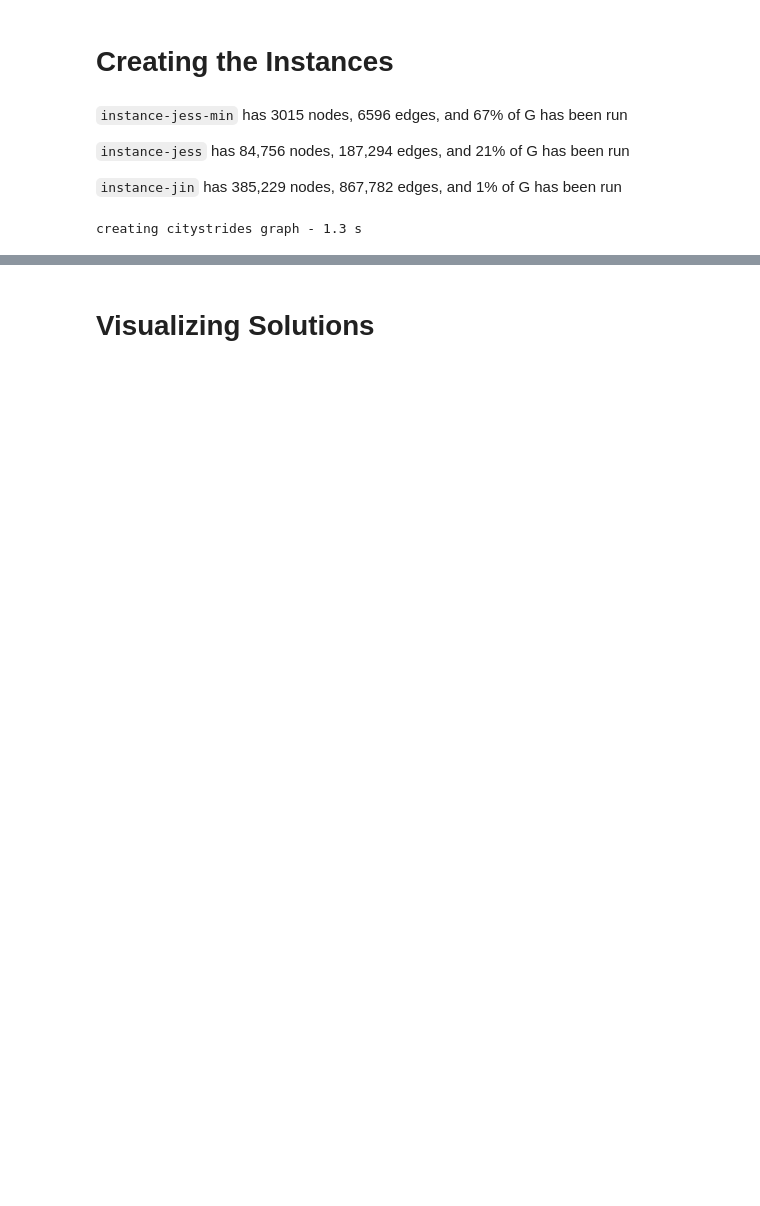
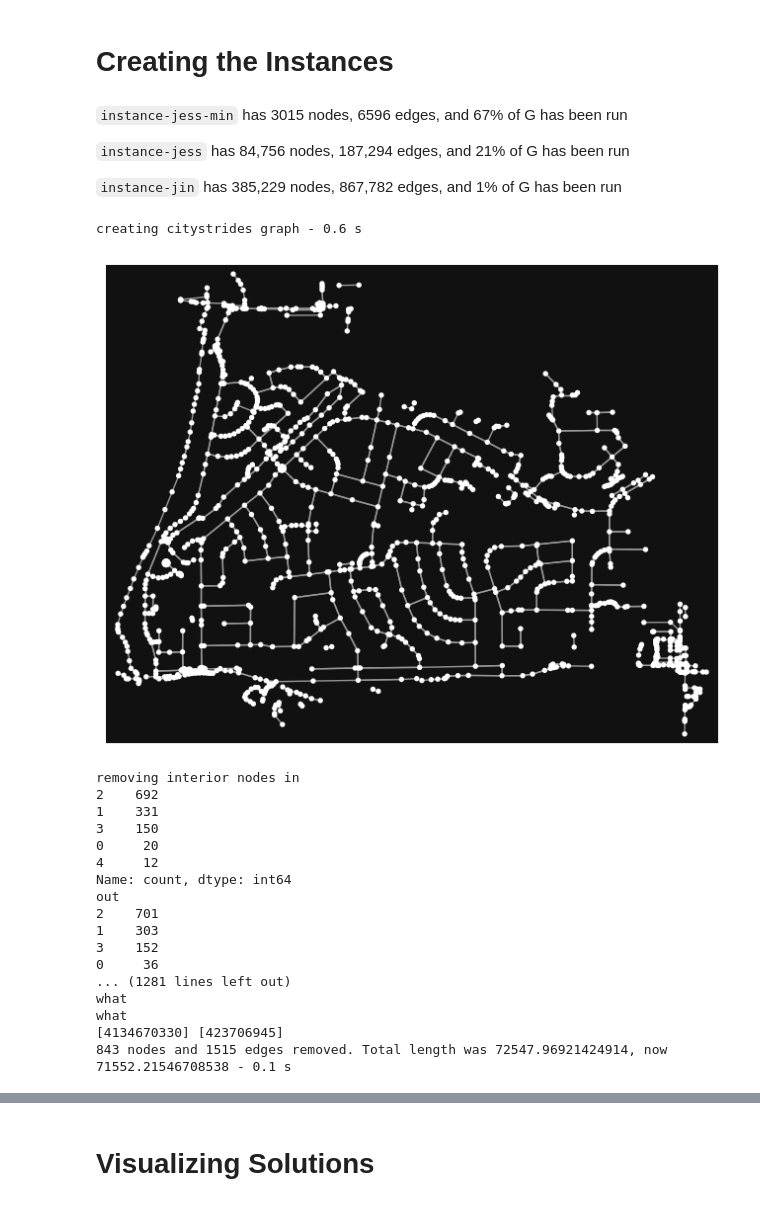
Before and after one commit to jingng/MIE1603-Project, a Jupyter notebook: StravaDataLoader.ipynb, the cells around one changed output, grey strips where cells are left out. Drawn from its saved outputs; the diff is of its cells as text; code cells hidden in the pictures; blank space fills up the shorter version.

```diff
--- a/StravaDataLoader.ipynb
+++ b/StravaDataLoader.ipynb
@@ -555,47 +679,72 @@ def save_to_file(G, place, C, instance_name):
 
 `instance-jin` has 385,229 nodes, 867,782 edges, and 1% of G has been run
 # %%
-instance_name = "jin"  # 'jess-min','jess','jin'
-place = "Toronto, ON, Canada"  # 'Sunshine Hills','North Delta, BC, Canada','Toronto, ON, Canada'
+instance_name = "jess-min"  # 'jess-min','jess','jin'
+place = (
+    "Sunshine Hills"  # 'Sunshine Hills','North Delta, BC, Canada','Toronto, ON, Canada'
+)
 
 G, gdf = create_cs_graph(place)
-create_routes(gdf, instance_name)
-C, routes = create_composite_graph(
-    G, gdf, instance_name, plot=False
-)  # use plot=True to see entire city graph
-add_visited_counts(
-    C, routes, instance_name, plot=False
-)  # use plot=True to see subgraph for each route
-add_profit_penalty(
-    G, C, plot=True
-)  # use plot=True to see the distribution of visited counts
-save_to_file(G, place, C, instance_name)
+with open("instance-jess-min.pkl", "rb") as file:
+    C = pickle.load(file)
+# create_routes(gdf, instance_name)
+# C, routes = create_composite_graph(
+#     G, gdf, instance_name, plot=False
+# )  # use plot=True to see entire city graph
+# add_visited_counts(
+#     C, routes, instance_name, plot=False
+# )  # use plot=True to see subgraph for each route
+# add_profit_penalty(
+#     G, C, plot=True
+# )  # use plot=True to see the distribution of visited counts
+# print(type(G), type(C))
+# save_to_file(G, place, C, instance_name)
 
 ### Show the graph of visited edges ###
 R = C.edge_subgraph(
-    (edge[:3] for edge in C.edges(keys=True, data="visited") if int(edge[3]) > 0)
+    (edge[:2] for edge in C.edges(data="visited") if int(edge[2]) > 0)
 ).copy()
-fig, ax = ox.plot.plot_graph(
-    R,
-    show=False,
-    close=False,
-    bgcolor="#333333",
-    edge_color="w",
-    edge_linewidth=0.3,
-    node_size=1,
-    node_color="r",
-)
+for u, v, d in R.edges(data=True):
+    if "visited" not in d:
+        print(u, v)
+fig, ax = ox.plot.plot_graph(nx.MultiDiGraph(R))
+remove_interior_nodes(R)
+fig, ax = ox.plot.plot_graph(nx.MultiDiGraph(R))
+# remove_interior_nodes(C)
+# remove_interior_nodes(G)
+# add_profit_penalty(
+#     G, C, plot=True
+# )  # use plot=True to see the distribution of visited counts
+# save_to_file(G, place, C, instance_name, "removed")
 
 ### FOR PROFILING ###
 # lp = LineProfiler()
 # lp.add_function(matching.candidate.prep_candidates)
 # lp.add_function(matching.candidate.get_candidates)
 # lp.add_function(mpmatching_utils.create_trellis)
 # lp.add_function(mpmatching.viterbi_search)
 # lp.add_function(mpmatching_utils.transition_prob)
 # lp.add_function(mpmatching_utils.create_path)
 # lp_wrapper=lp(add_visited_counts)
 # lp_wrapper(C, routes)
 # lp.print_stats()
 # %% [output]
-creating citystrides graph - 1.3 s
+creating citystrides graph - 0.6 s
+[figure, added]
+removing interior nodes in
+2    692
+1    331
+3    150
+0     20
+4     12
+Name: count, dtype: int64
+out
+2    701
+1    303
+3    152
+0     36
+... (1281 lines left out)
+what
+what
+[4134670330] [423706945]
+843 nodes and 1515 edges removed. Total length was 72547.96921424914, now 71552.21546708538 - 0.1 s
```
Also changed, not shown: parts of 12 cells of this notebook, 12 other files.
